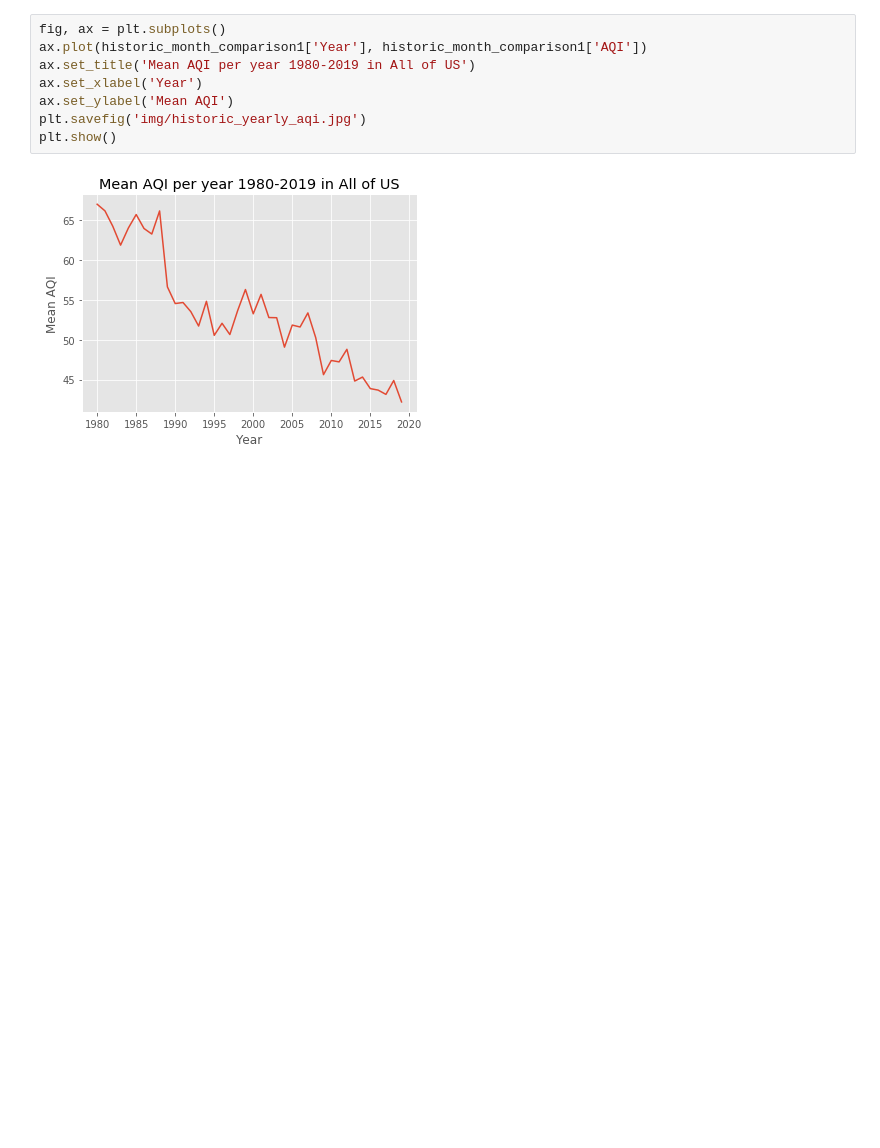
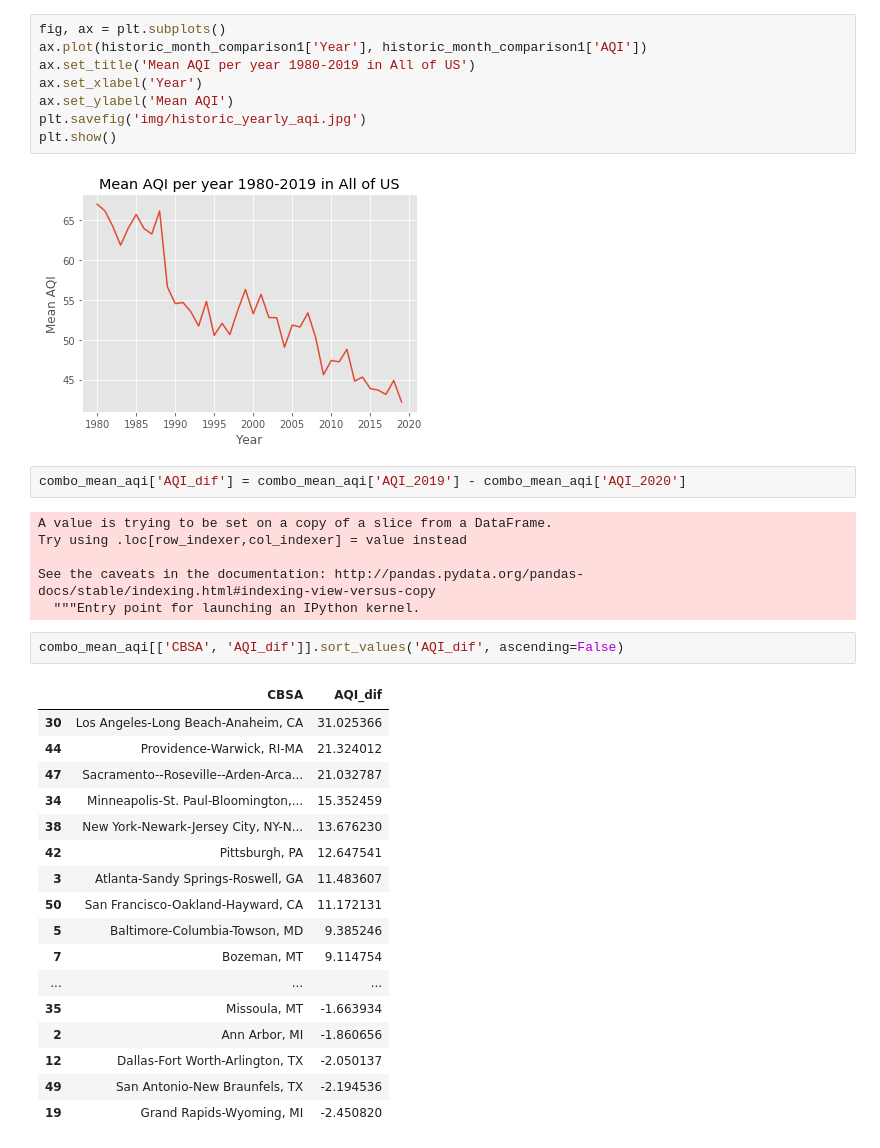
Before and after one commit to jmarkhei/BreathfreshCOVIDair, a Jupyter notebook: graphing7_22.ipynb, the cells around one changed output. Saved outputs shown, nothing was run; the diff lists cells and outputs as text; blank space fills up the shorter version.

```diff
--- a/graphing7_22.ipynb
+++ b/graphing7_22.ipynb
@@ -1011,3 +1011,31 @@ plt.savefig('img/historic_yearly_aqi.jpg')
 plt.show()
 # %% [output]
 [figure]
+# %%
+combo_mean_aqi['AQI_dif'] = combo_mean_aqi['AQI_2019'] - combo_mean_aqi['AQI_2020']
+# %% [output]
+A value is trying to be set on a copy of a slice from a DataFrame.
+Try using .loc[row_indexer,col_indexer] = value instead
+
+See the caveats in the documentation: http://pandas.pydata.org/pandas-docs/stable/indexing.html#indexing-view-versus-copy
+  """Entry point for launching an IPython kernel.
+# %%
+combo_mean_aqi[['CBSA', 'AQI_dif']].sort_values('AQI_dif', ascending=False)
+# %% [output]
+|  | CBSA | AQI_dif |
+| 30 | Los Angeles-Long Beach-Anaheim, CA | 31.025366 |
+| 44 | Providence-Warwick, RI-MA | 21.324012 |
+| 47 | Sacramento--Roseville--Arden-Arca... | 21.032787 |
+| 34 | Minneapolis-St. Paul-Bloomington,... | 15.352459 |
+| 38 | New York-Newark-Jersey City, NY-N... | 13.676230 |
+| 42 | Pittsburgh, PA | 12.647541 |
+| 3 | Atlanta-Sandy Springs-Roswell, GA | 11.483607 |
+| 50 | San Francisco-Oakland-Hayward, CA | 11.172131 |
+| 5 | Baltimore-Columbia-Towson, MD | 9.385246 |
+| 7 | Bozeman, MT | 9.114754 |
+| ... | ... | ... |
+| 35 | Missoula, MT | -1.663934 |
+| 2 | Ann Arbor, MI | -1.860656 |
+| 12 | Dallas-Fort Worth-Arlington, TX | -2.050137 |
+| 49 | San Antonio-New Braunfels, TX | -2.194536 |
+| 19 | Grand Rapids-Wyoming, MI | -2.450820 |
```
Also changed, not shown: 3 other files.
